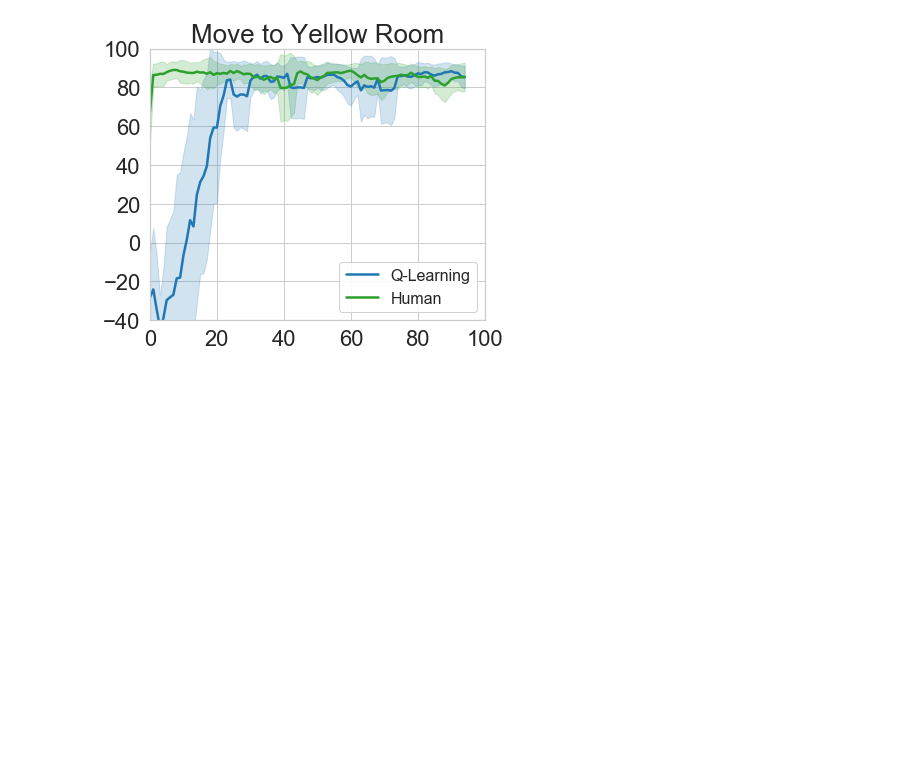
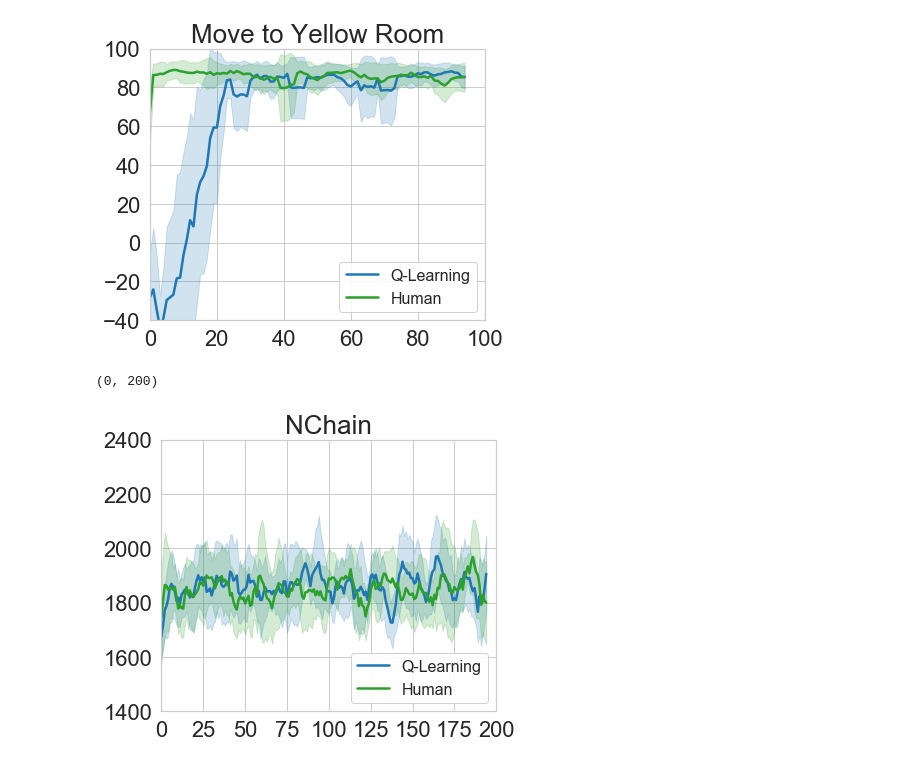
Before and after one commit to kadysongbb/efficient-wpo, a Jupyter notebook: tabular/grid_view_training.ipynb, the cells around one changed output. Saved outputs shown, nothing was run; the diff lists cells and outputs as text; code cells hidden in the pictures; blank space fills up the shorter version.

```diff
--- a/tabular/grid_view_training.ipynb
+++ b/tabular/grid_view_training.ipynb
@@ -216,3 +226,28 @@ plt.xlim([0, 100])
 # %% [output]
 (0, 100)
 [figure]
+# %%
+q_learning_log_name = ['./log_files/NChain-q-learning/1610625443.2615628.csv', './log_files/NChain-q-learning/1610625728.697116.csv',
+                       './log_files/NChain-q-learning/1610626562.486154.csv']
+q_learning_human_log_name = ['./log_files/NChain-q-learning-human/1610625684.7983181.csv', './log_files/NChain-q-learning-human/1610625739.958105.csv',
+                             './log_files/NChain-q-learning-human/1610626550.080721.csv']
+
+window_size = 5
+moving_average = find_baseline_moving_avg(q_learning_log_name, window_size)
+plt.plot(np.arange(len(moving_average[0])), moving_average[0], label='Q-Learning', linewidth = 2.5, color = 'tab:blue')
+plt.fill_between(np.arange(len(moving_average[0])), moving_average[1], moving_average[2], alpha=0.2, color = 'tab:blue')
+
+moving_average = find_baseline_moving_avg(q_learning_human_log_name, window_size)
+plt.plot(np.arange(len(moving_average[0])), moving_average[0], label='Human', linewidth = 2.5, color = 'tab:green')
+plt.fill_between(np.arange(len(moving_average[0])), moving_average[1], moving_average[2], alpha=0.2, color = 'tab:green')
+
+plt.title('NChain', fontsize = 26)
+plt.rcParams["legend.framealpha"] = 0.9
+plt.legend(fontsize=16, loc='lower right')
+plt.xticks(fontsize=22)
+plt.yticks(fontsize=22)
+plt.ylim([1400, 2400])
+plt.xlim([0, 200])
+# %% [output]
+(0, 200)
+[figure, added]
```
Also changed, not shown: parts of 7 cells of this notebook, 23 other files.
